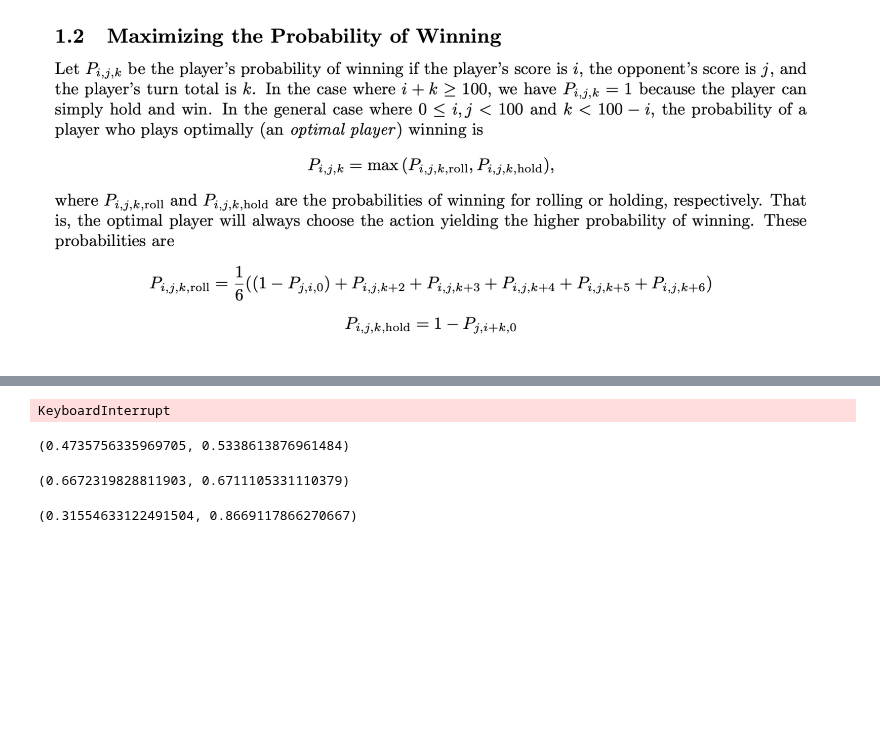
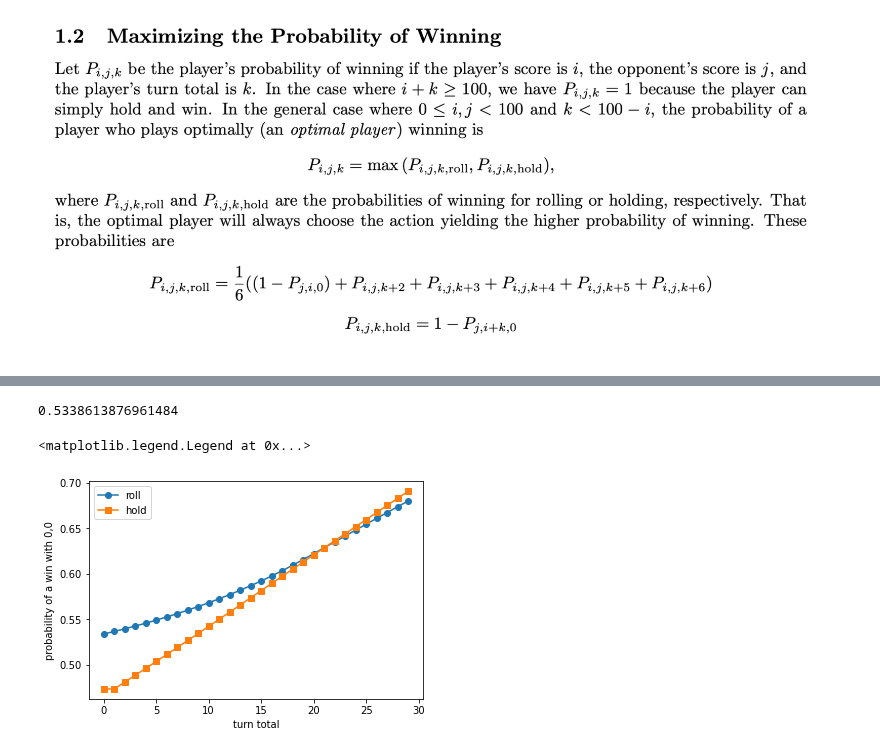
Before and after one commit to bblais/AI-and-Robotics-Fall-2021-Class-Notebooks, a Jupyter notebook: Sprint #3 - Probability and Robot Tasks/2021-11-01 - Pig Math.ipynb, the cells around one changed output, grey strips where cells are left out. Drawn from its saved outputs; the diff is of its cells as text; code cells hidden in the pictures; blank space fills up the shorter version.

```diff
--- a/Sprint #3 - Probability and Robot Tasks/2021-11-01 - Pig Math.ipynb
+++ b/Sprint #3 - Probability and Robot Tasks/2021-11-01 - Pig Math.ipynb
@@ -35,4 +69,4 @@ def P(i,j,k,action=None):
 # %%
-P(0,0,0,"roll")
+P(0,0,0)
 # %% [output]
-KeyboardInterrupt
+0.5338613876961484
@@ -44,44 +73,15 @@ sys.setrecursionlimit(25000)
-# %%
-@lru_cache(maxsize=None)
-def P(i,j,k,action=None):
-    # i = player's score
-    # j = opponent's score
-    # k = turn score
-
-    goal=100
-
-
-    if action is None:
-        if i+k>=goal:
-            return 1.0
-        if j>=goal:
-            return 0.0
-
-        return max(P(i,j,k,"roll"),P(i,j,k,"hold"))
-
-    if action=="hold":
-        reward=max(k,1)  # add one for a hold to move the game along, otherwise we have infinite games
-        return 1-P(j,i+reward,0)
-
-    if action=="roll":
-        prob=1/6*P(i,j,k+2) + 1/6*P(i,j,k+3) + 1/6*P(i,j,k+4) + 1/6*P(i,j,k+5) + 1/6*P(i,j,k+6)
-
-        # except to roll a 1
-        prob+=1/6*(1-P(j,i+1,0))
-
-        return prob
-
-    raise ValueError("you can't get there from here:" + str(action))
-# %%
-P(0,0,0,"hold"),P(0,0,0,"roll")
-# %% [output]
-(0.4735756335969705, 0.5338613876961484)
-# %%
-turn_score=18
-P(8,0,turn_score,"hold"),P(8,0,turn_score,"roll")
-# %% [output]
-(0.6672319828811903, 0.6711105331110379)
-# %%
-P(17,12,0,"hold"),P(17,12,0,"roll")
-# %% [output]
-(0.31554633122491504, 0.8669117866270667)
+# %%
+S=Storage()
+for k in range(30):
+    S+=k,P(0,0,k,"roll"),P(0,0,k,"hold")
+
+k,Pr,Ph=S.arrays()
+# %%
+plot(k,Pr,'-o',label="roll")
+plot(k,Ph,'-s',label="hold")
+xlabel("turn total")
+ylabel('probability of a win with 0,0')
+legend()
+# %% [output]
+<matplotlib.legend.Legend at 0x...>
+[figure, added]
```
Also changed, not shown: parts of 12 cells of this notebook, 1 other file.
